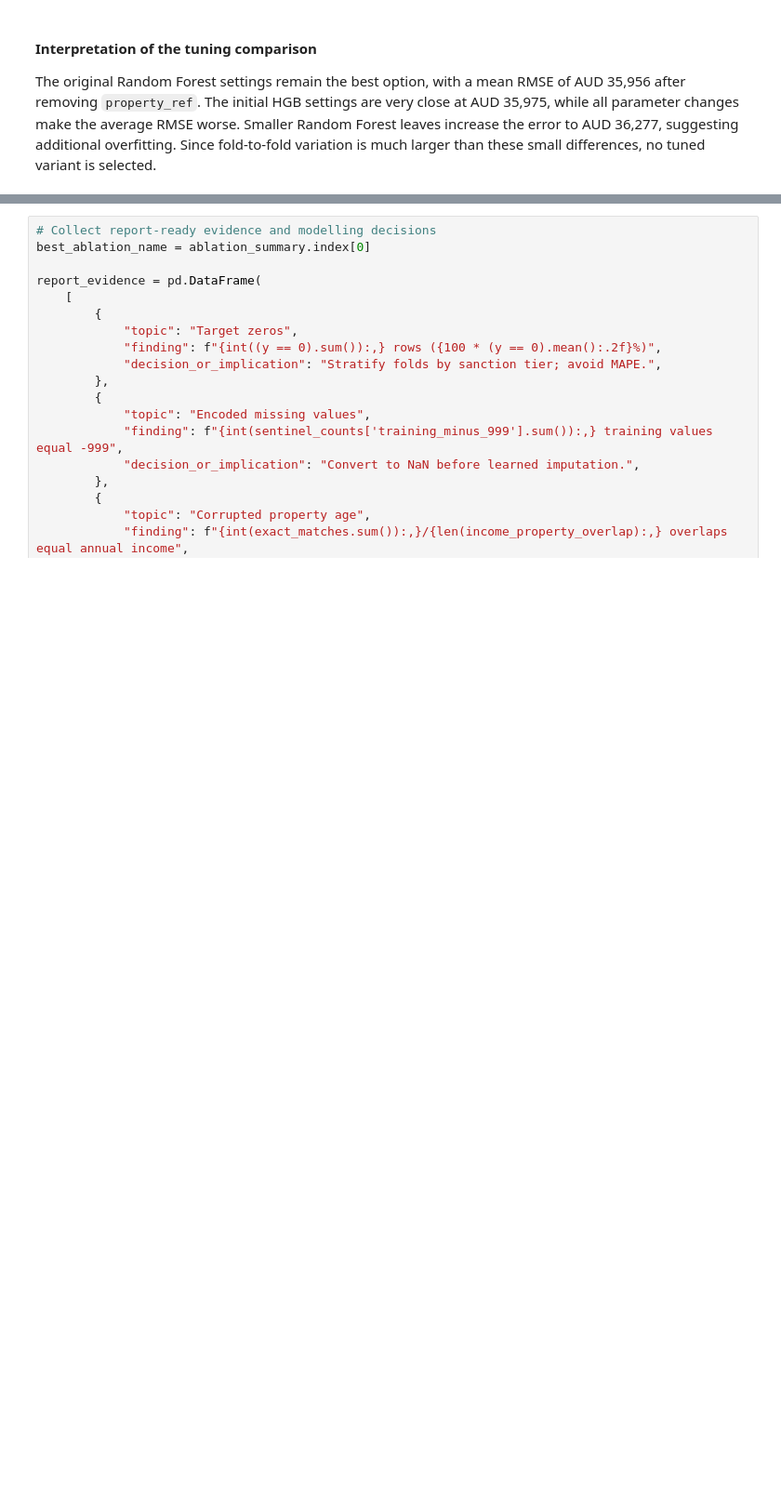
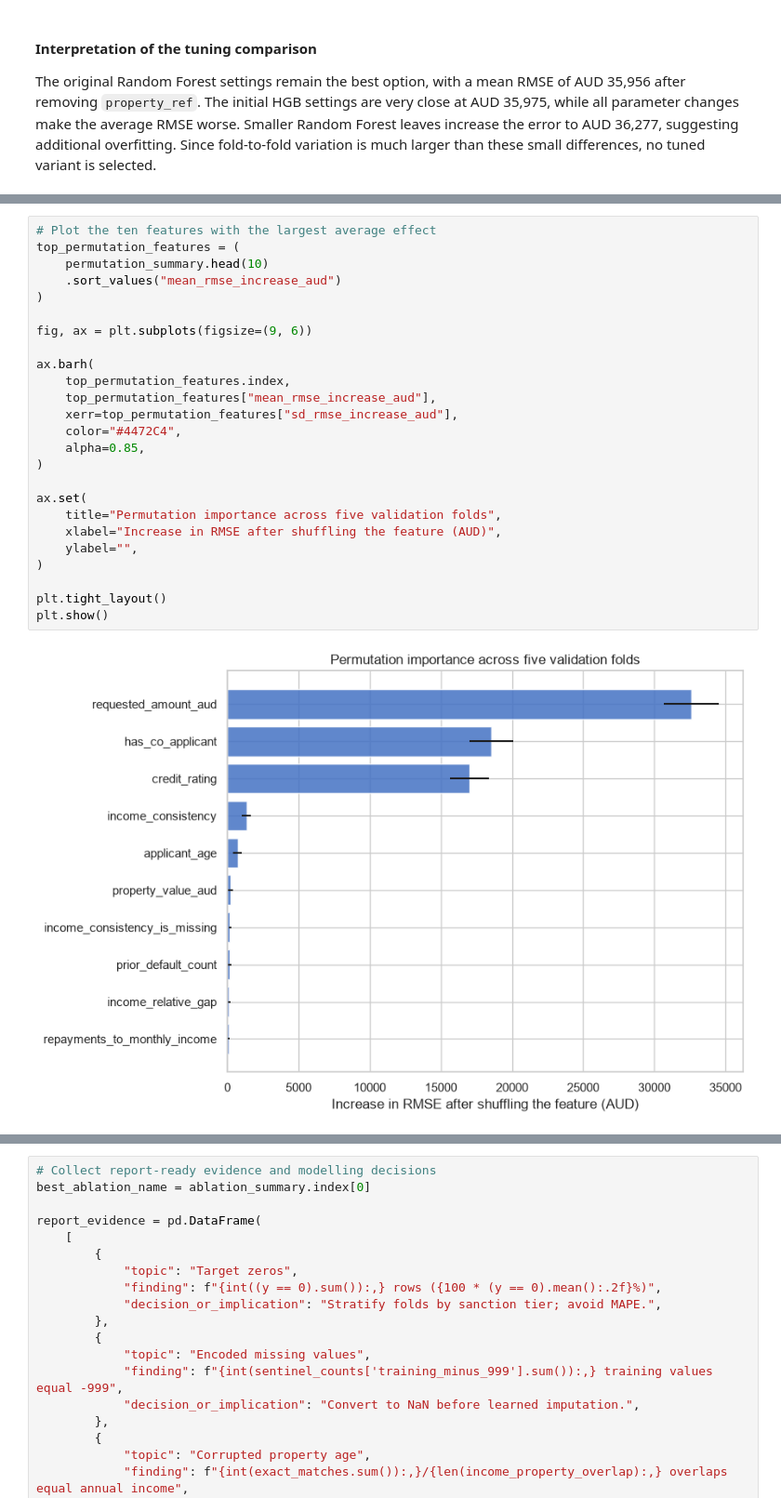
Before and after one commit to Adityap665/FIT-5149, a Jupyter notebook: FIT5149_A1_analysis.ipynb, the cells around one changed output, grey strips where cells are left out. Shown at 93% size. Drawn from its saved outputs; the diff is of its cells as text; blank space fills up the shorter version.

Commit message:
Add permutation evidence for feature influence

```diff
--- a/FIT5149_A1_analysis.ipynb
+++ b/FIT5149_A1_analysis.ipynb
@@ -2120,0 +2219,27 @@ The original Random Forest settings remain the best option, with a mean RMSE of
+# %%
+# Plot the ten features with the largest average effect
+top_permutation_features = (
+    permutation_summary.head(10)
+    .sort_values("mean_rmse_increase_aud")
+)
+
+fig, ax = plt.subplots(figsize=(9, 6))
+
+ax.barh(
+    top_permutation_features.index,
+    top_permutation_features["mean_rmse_increase_aud"],
+    xerr=top_permutation_features["sd_rmse_increase_aud"],
+    color="#4472C4",
+    alpha=0.85,
+)
+
+ax.set(
+    title="Permutation importance across five validation folds",
+    xlabel="Increase in RMSE after shuffling the feature (AUD)",
+    ylabel="",
+)
+
+plt.tight_layout()
+plt.show()
+# %% [output]
+[figure, added]
```
Also changed, not shown: parts of 7 cells of this notebook.
